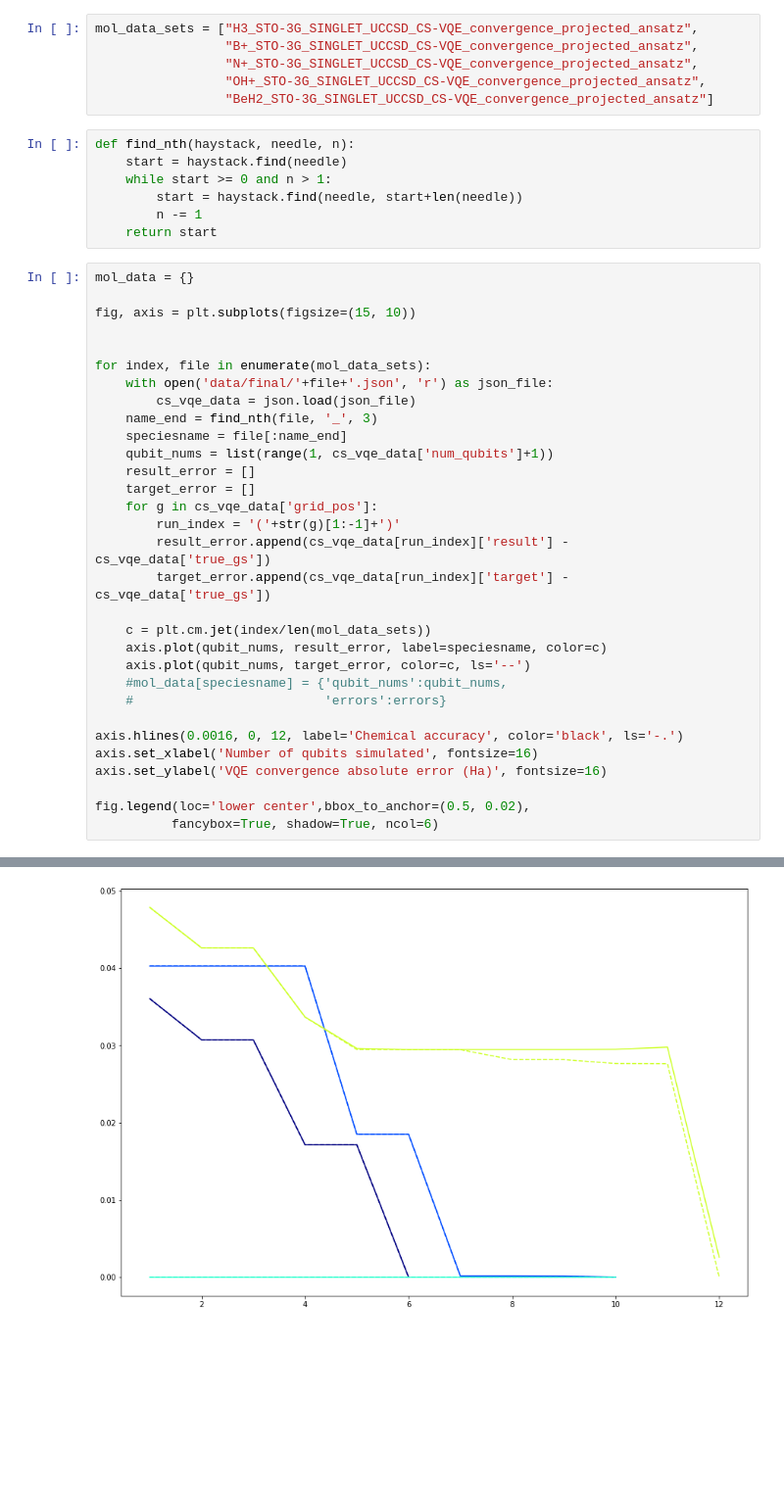
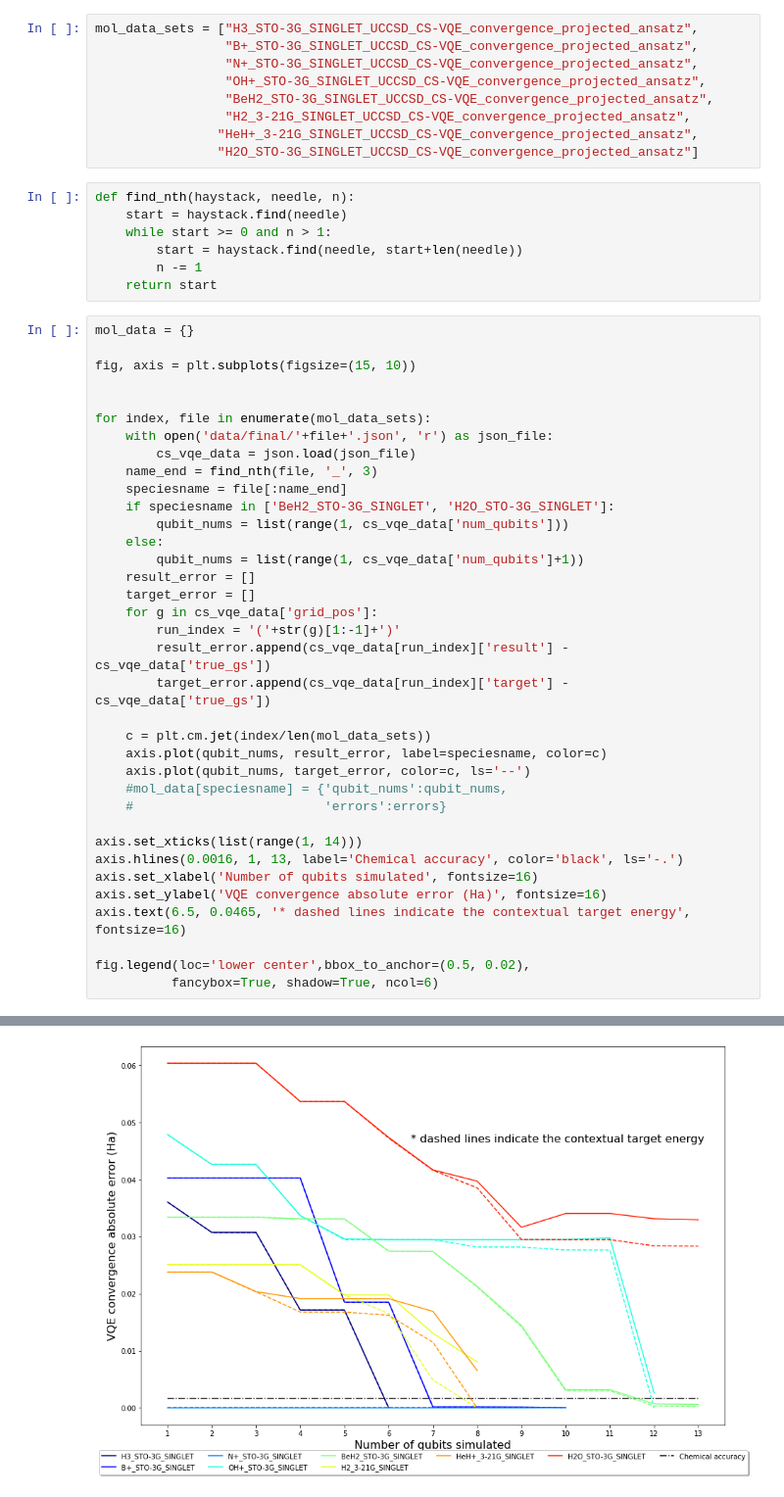
Before and after one commit to wmkirby1/CS-VQE, a Jupyter notebook: Final Plots.ipynb, the cells around one changed output, grey strips where cells are left out. Shown at 98% size. Cells and saved outputs as stored; diff of their text form; blank space fills up the shorter version.

Commit message:
H2O CS-VQE convergence data obtained

```diff
--- a/Final Plots.ipynb
+++ b/Final Plots.ipynb
@@ -52,7 +52,10 @@ mol_data_sets = ["H3_STO-3G_SINGLET_UCCSD_CS-VQE_convergence_projected_ansatz",
                  "B+_STO-3G_SINGLET_UCCSD_CS-VQE_convergence_projected_ansatz",
                  "N+_STO-3G_SINGLET_UCCSD_CS-VQE_convergence_projected_ansatz",
                  "OH+_STO-3G_SINGLET_UCCSD_CS-VQE_convergence_projected_ansatz",
-                 "BeH2_STO-3G_SINGLET_UCCSD_CS-VQE_convergence_projected_ansatz"]
+                 "BeH2_STO-3G_SINGLET_UCCSD_CS-VQE_convergence_projected_ansatz",
+                 "H2_3-21G_SINGLET_UCCSD_CS-VQE_convergence_projected_ansatz",
+                "HeH+_3-21G_SINGLET_UCCSD_CS-VQE_convergence_projected_ansatz",
+                "H2O_STO-3G_SINGLET_UCCSD_CS-VQE_convergence_projected_ansatz"]
 # %%
 def find_nth(haystack, needle, n):
     start = haystack.find(needle)
@@ -71,7 +74,10 @@ for index, file in enumerate(mol_data_sets):
         cs_vqe_data = json.load(json_file)
     name_end = find_nth(file, '_', 3)
     speciesname = file[:name_end]
-    qubit_nums = list(range(1, cs_vqe_data['num_qubits']+1))
+    if speciesname in ['BeH2_STO-3G_SINGLET', 'H2O_STO-3G_SINGLET']:
+        qubit_nums = list(range(1, cs_vqe_data['num_qubits']))
+    else:
+        qubit_nums = list(range(1, cs_vqe_data['num_qubits']+1))
     result_error = []
     target_error = []
     for g in cs_vqe_data['grid_pos']:
@@ -85,9 +91,11 @@ for index, file in enumerate(mol_data_sets):
     #mol_data[speciesname] = {'qubit_nums':qubit_nums,
     #                         'errors':errors}
 
-axis.hlines(0.0016, 0, 12, label='Chemical accuracy', color='black', ls='-.')
+axis.set_xticks(list(range(1, 14)))
+axis.hlines(0.0016, 1, 13, label='Chemical accuracy', color='black', ls='-.')
 axis.set_xlabel('Number of qubits simulated', fontsize=16)
 axis.set_ylabel('VQE convergence absolute error (Ha)', fontsize=16)
+axis.text(6.5, 0.0465, '* dashed lines indicate the contextual target energy', fontsize=16)
 
 fig.legend(loc='lower center',bbox_to_anchor=(0.5, 0.02),
           fancybox=True, shadow=True, ncol=6)
@@ -96 +104 @@ ValueError: x and y must have same first dimension, but have shapes (14,) and (1
-[figure, old version]
+[figure, new version]
```
Also changed, not shown: parts of 1 cell of this notebook, 6 other files.
